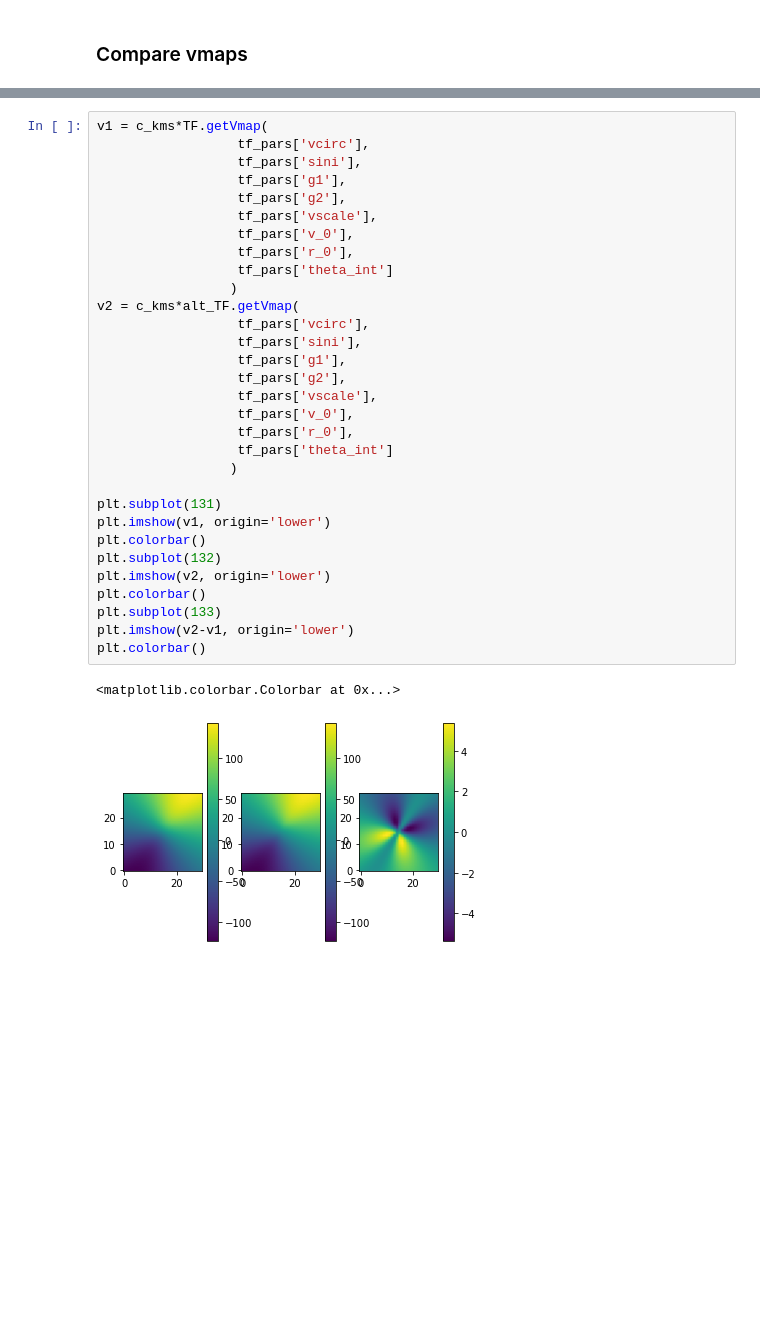
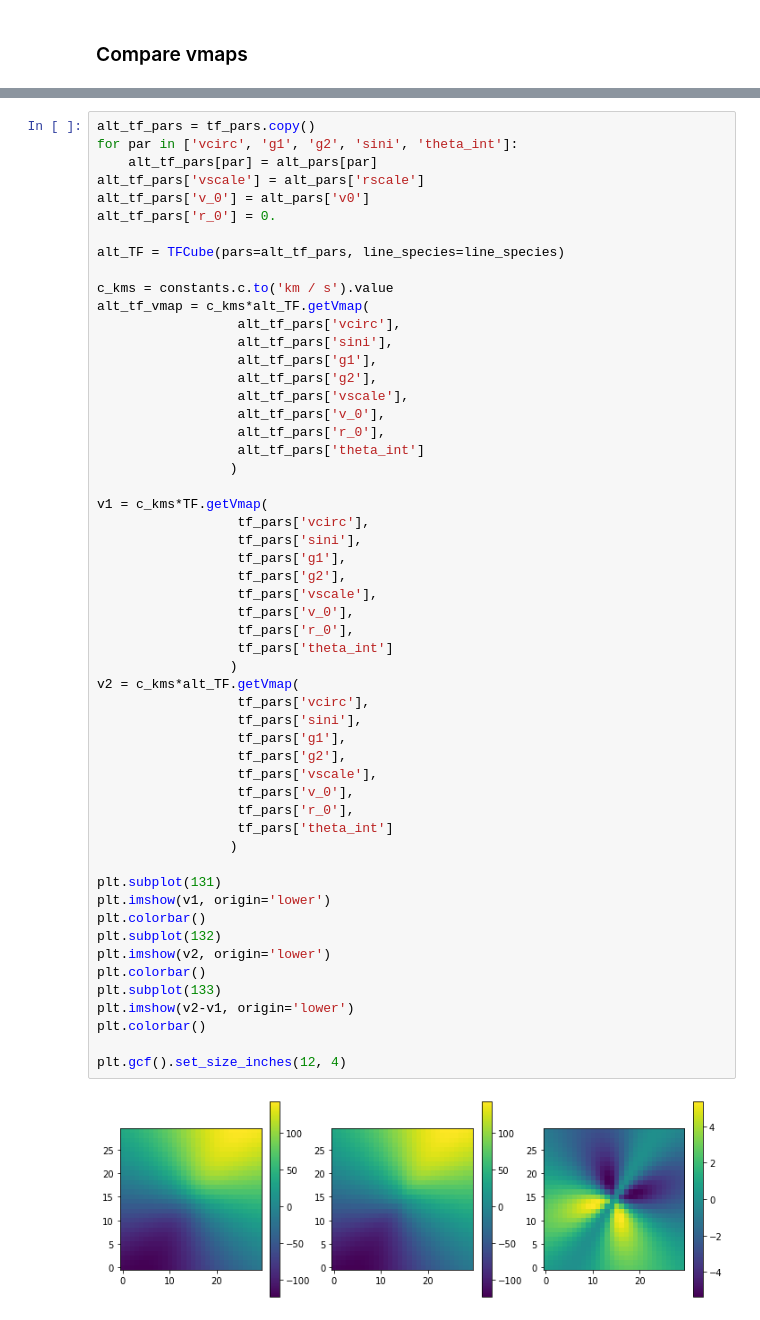
Before and after one commit to sweverett/kl-tools, a Jupyter notebook: notebooks/compare-to-tfcube.ipynb, the cells around one changed output, grey strips where cells are left out. Drawn from its saved outputs; the diff is of its cells as text; blank space fills up the shorter version.

```diff
--- a/notebooks/compare-to-tfcube.ipynb
+++ b/notebooks/compare-to-tfcube.ipynb
@@ -322,37 +322,59 @@ Text(0.5, 0.98, 'Vmap comparison for g=(-0.025,-0.025); sini=0.57; vcirc=278.4')
 # %%
+alt_tf_pars = tf_pars.copy()
+for par in ['vcirc', 'g1', 'g2', 'sini', 'theta_int']:
+    alt_tf_pars[par] = alt_pars[par]
+alt_tf_pars['vscale'] = alt_pars['rscale']
+alt_tf_pars['v_0'] = alt_pars['v0']
+alt_tf_pars['r_0'] = 0.
+
+alt_TF = TFCube(pars=alt_tf_pars, line_species=line_species)
+
+c_kms = constants.c.to('km / s').value
+alt_tf_vmap = c_kms*alt_TF.getVmap(
+                  alt_tf_pars['vcirc'],
+                  alt_tf_pars['sini'],
+                  alt_tf_pars['g1'],
+                  alt_tf_pars['g2'],
+                  alt_tf_pars['vscale'],
+                  alt_tf_pars['v_0'],
+                  alt_tf_pars['r_0'],
+                  alt_tf_pars['theta_int']
+                 )
+
 v1 = c_kms*TF.getVmap(
                   tf_pars['vcirc'],
                   tf_pars['sini'],
                   tf_pars['g1'],
                   tf_pars['g2'],
                   tf_pars['vscale'],
                   tf_pars['v_0'],
                   tf_pars['r_0'],
                   tf_pars['theta_int']
                  )
 v2 = c_kms*alt_TF.getVmap(
                   tf_pars['vcirc'],
                   tf_pars['sini'],
                   tf_pars['g1'],
                   tf_pars['g2'],
                   tf_pars['vscale'],
                   tf_pars['v_0'],
                   tf_pars['r_0'],
                   tf_pars['theta_int']
                  )
 
 plt.subplot(131)
 plt.imshow(v1, origin='lower')
 plt.colorbar()
 plt.subplot(132)
 plt.imshow(v2, origin='lower')
 plt.colorbar()
 plt.subplot(133)
 plt.imshow(v2-v1, origin='lower')
 plt.colorbar()
+
+plt.gcf().set_size_inches(12, 4)
 # %% [output]
-<matplotlib.colorbar.Colorbar at 0x...>
-[figure, old version]
+[figure, new version]
 # %%
 # now compare tfcube2 for both true and alt solutions
 
```
Also changed, not shown: parts of 6 cells of this notebook, 13 other files.
